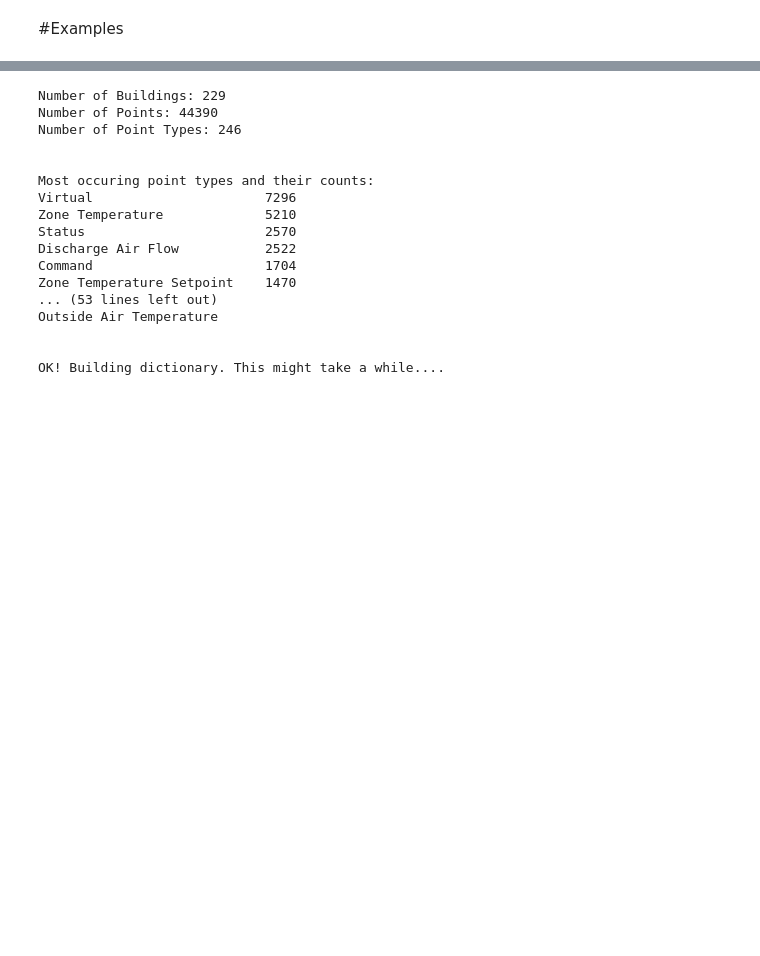
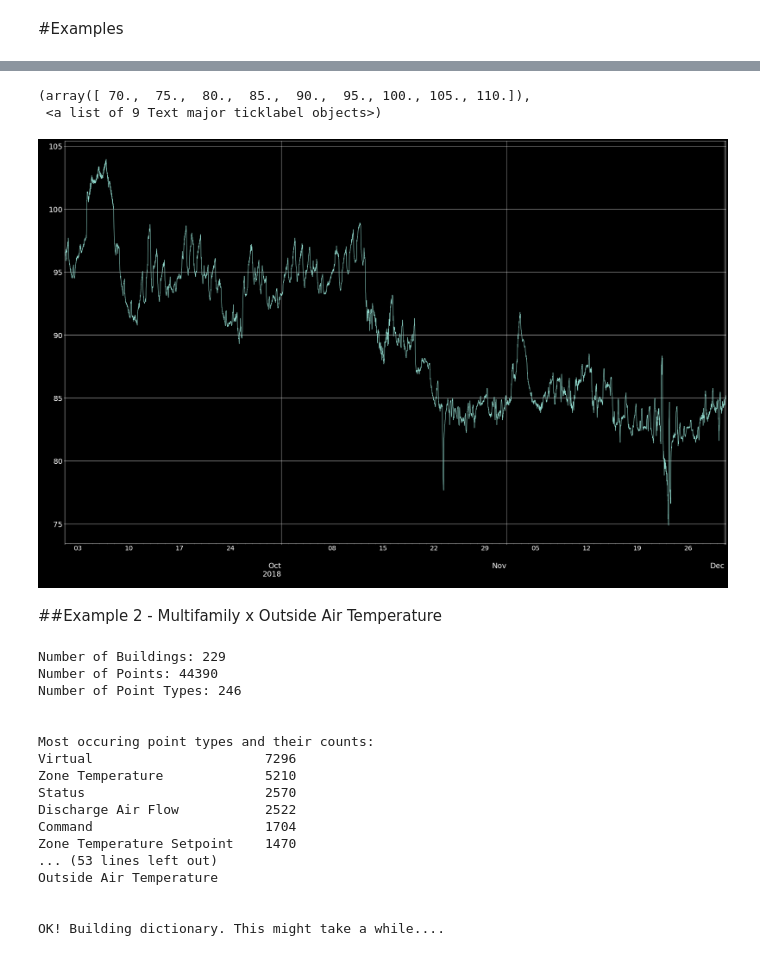
Before and after one commit to FRaymand/rtem-hackathon, a Jupyter notebook: fault_detection.ipynb, the cells around one changed output, grey strips where cells are left out. Cells and saved outputs as stored; diff of their text form; code cells hidden in the pictures; blank space fills up the shorter version.

```diff
--- a/fault_detection.ipynb
+++ b/fault_detection.ipynb
@@ -332,3 +412,17 @@ Here are some of the Porblematic Sensors' Plots:
+# %%
+plt.style.use('dark_background')
+
+df["196684"].truncate(before= startendtimes.T["196684"].startDate , after = startendtimes.T["196684"].endDate).plot(figsize=(40,25))
+plt.xlabel('Starting indoor temperature [ºC]',fontsize=25,color='black',weight='bold')
+plt.ylabel('Ramp-up duration [min]', wrap=True,fontsize=25,color='black',weight='bold')
+plt.xticks(rotation=0, fontsize=25,horizontalalignment="right", wrap=True)
+plt.yticks(fontsize=25)
+# %% [output]
+(array([ 70.,  75.,  80.,  85.,  90.,  95., 100., 105., 110.]),
+ <a list of 9 Text major ticklabel objects>)
+[figure, added]
+# %% [markdown]
+##Example 2 - Multifamily x Outside Air Temperature
 # %%
 bdgs_selected = info_desk(metadata)
 more_info(metadata , bdgs_selected)
```
Also changed, not shown: parts of 23 cells of this notebook.
